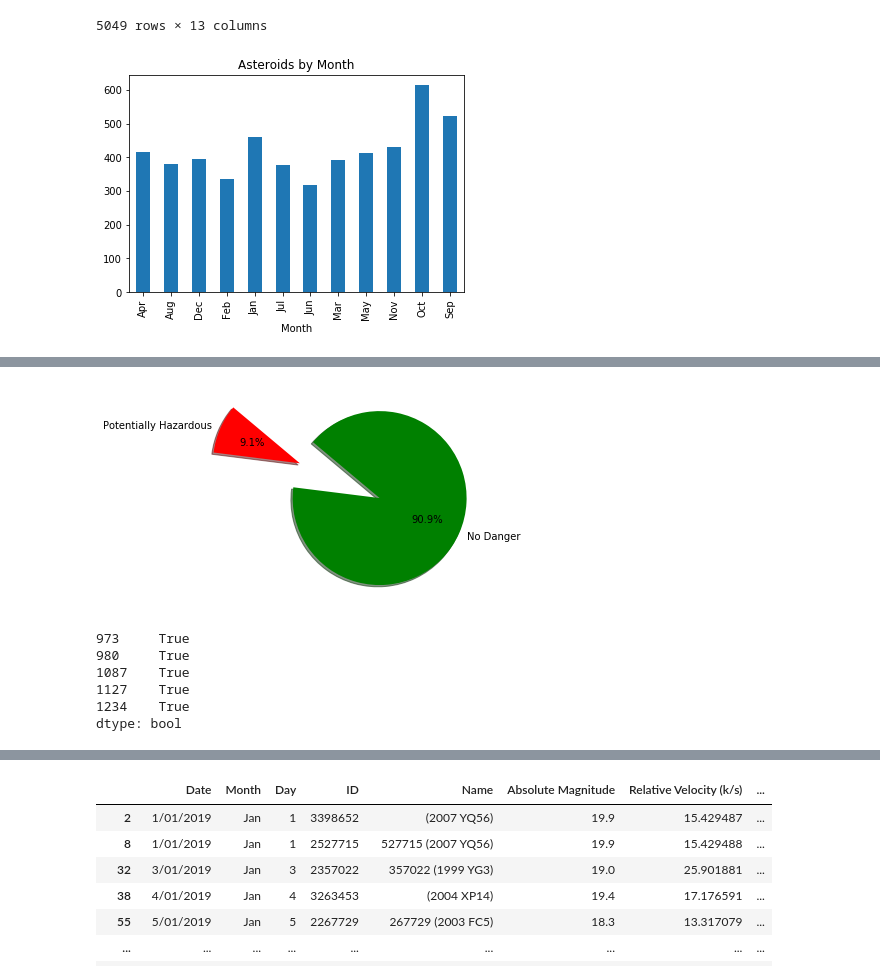
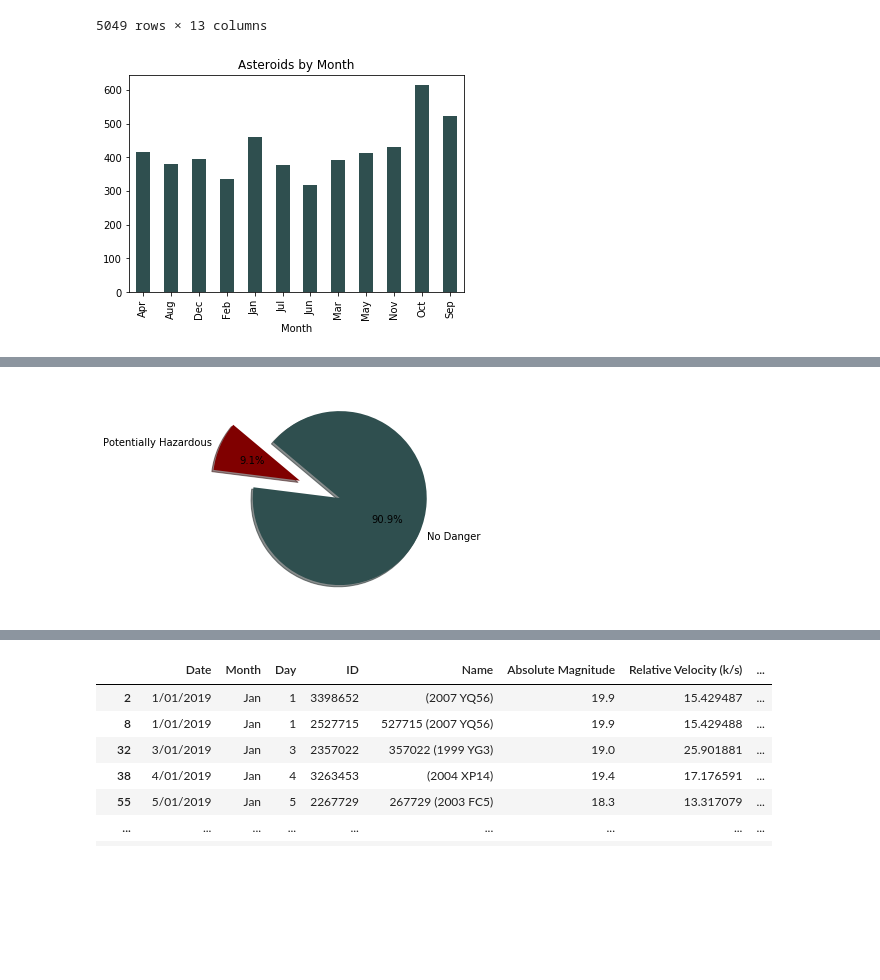
Before and after one commit to AmyAndersson/Datanauts_Project, a Jupyter notebook: DF.ipynb, the cells around one changed output, grey strips where cells are left out. Saved outputs shown, nothing was run; the diff lists cells and outputs as text; code cells hidden in the pictures; blank space fills up the shorter version.

Commit message:
prettified plots

```diff
--- a/DF.ipynb
+++ b/DF.ipynb
@@ -79,14 +80,16 @@ Asteroids_by_ID.head()
 | 5048 | 31/12/2019 | Dec | 31 | 54017302 | (2020 KV6) | 25.788 | 12.524724 | ... |
 5049 rows × 13 columns
 # %%
-Asteroids_Months_all=Asteroids.groupby("Month")
+Asteroids_Months=Asteroids.groupby("Month")
 
-ALL_count_2=Asteroids_Months_all["ID"].nunique()
+ALL_count_2=Asteroids_Months["ID"].nunique()
 
 
-ALLAbyMon=ALL_count_2.plot(kind="bar", title="Asteroids by Month")
+Asteroids_Months_plot=ALL_count_2.plot(kind="bar", title="Asteroids by Month", color="darkslategray")
+Asteroids_Months_plot.set_xlabel=("Month")
+Asteroids_Months_plot.set_ylabel=("Asteroid count")
 # %% [output]
-[figure, old version]
+[figure, new version]
 # %%
 Haz_tru= Asteroids.loc[Asteroids["Potentially Hazardous?"]== True].count()
 Haz_tru
@@ -113,26 +116,15 @@ Haz_false=4588
 # %%
 labels = ["Potentially Hazardous", "No Danger"]
 
 # The values of each section of the pie chart
 sizes = [461, 4588]
 
 # The colors of each section of the pie chart
-colors = ["red", "green"]
+colors = ["maroon", "darkslategray"]
 
 # Tells matplotlib to seperate the "Humans" section from the others
-explode = (1, 0)
+explode = (.5, 0)
 plt.pie(sizes, explode=explode, labels=labels, colors=colors,
         autopct="%1.1f%%", shadow=True, startangle=140);
 # %% [output]
-[figure, old version]
+[figure, new version]
-# %%
-samsies=Asteroids.duplicated("ID")
-samsies=samsies.loc[samsies == True]
-samsies.head()
-# %% [output]
-973     True
-980     True
-1087    True
-1127    True
-1234    True
-dtype: bool
```
Also changed, not shown: parts of 17 cells of this notebook.
